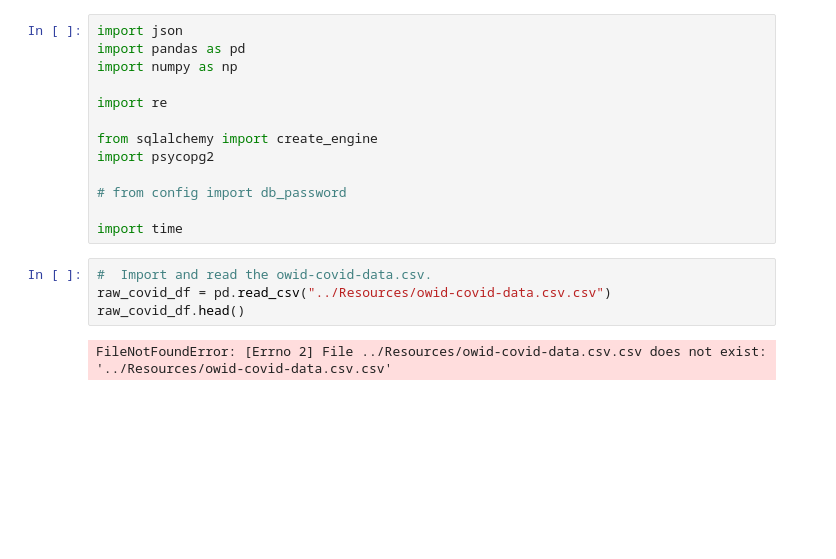
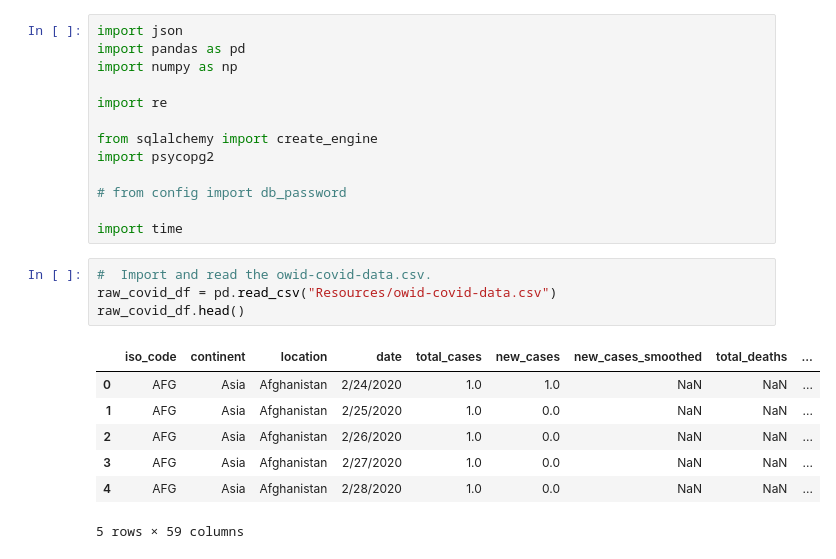
Before and after one commit to luke-c-newell/Final_Project, a Jupyter notebook: Database_ETL.ipynb, the cells around one changed output. Cells and saved outputs as stored; diff of their text form; blank space fills up the shorter version.

```diff
--- a/Database_ETL.ipynb
+++ b/Database_ETL.ipynb
@@ -13,7 +13,13 @@ import psycopg2
 import time
 # %%
 #  Import and read the owid-covid-data.csv.
-raw_covid_df = pd.read_csv("../Resources/owid-covid-data.csv.csv")
+raw_covid_df = pd.read_csv("Resources/owid-covid-data.csv")
 raw_covid_df.head()
 # %% [output]
+|  | iso_code | continent | location | date | total_cases | new_cases | new_cases_smoothed | total_deaths | ... |
+| 0 | AFG | Asia | Afghanistan | 2/24/2020 | 1.0 | 1.0 | NaN | NaN | ... |
+| 1 | AFG | Asia | Afghanistan | 2/25/2020 | 1.0 | 0.0 | NaN | NaN | ... |
+| 2 | AFG | Asia | Afghanistan | 2/26/2020 | 1.0 | 0.0 | NaN | NaN | ... |
+| 3 | AFG | Asia | Afghanistan | 2/27/2020 | 1.0 | 0.0 | NaN | NaN | ... |
+| 4 | AFG | Asia | Afghanistan | 2/28/2020 | 1.0 | 0.0 | NaN | NaN | ... |
-FileNotFoundError: [Errno 2] File ../Resources/owid-covid-data.csv.csv does not exist: '../Resources/owid-covid-data.csv.csv'
+5 rows × 59 columns
```
Also changed, not shown: parts of 2 cells of this notebook.
